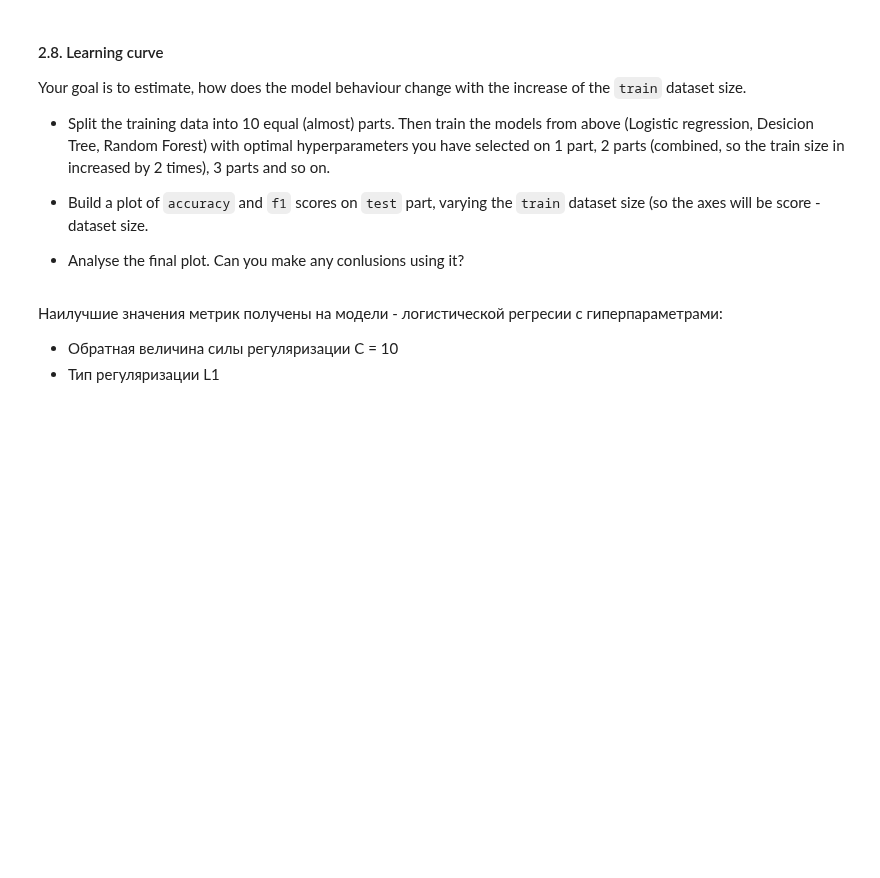
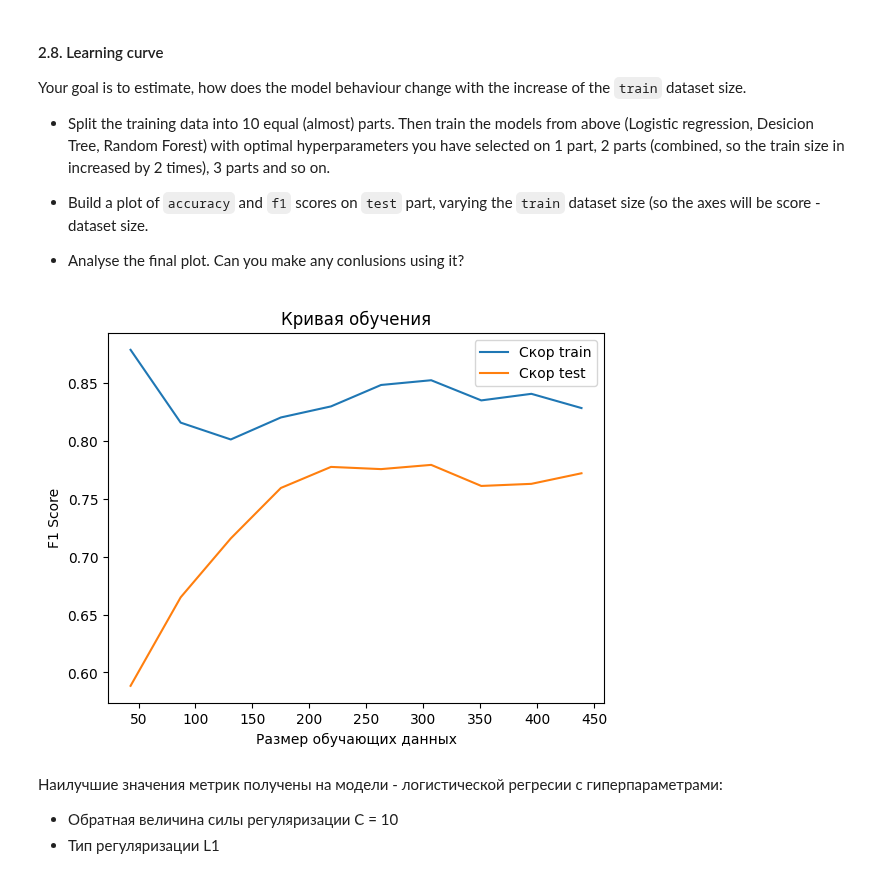
Before and after one commit to VitalyGladyshev/Python_for_DS, a Jupyter notebook: Lab1_part2_ml_pipeline.ipynb, the cells around one changed output. Cells and saved outputs as stored; diff of their text form; code cells hidden in the pictures; blank space fills up the shorter version.

```diff
--- a/Lab1_part2_ml_pipeline.ipynb
+++ b/Lab1_part2_ml_pipeline.ipynb
@@ -451,6 +482,27 @@ Your goal is to estimate, how does the model behaviour change with the increase
 * Build a plot of `accuracy` and `f1` scores on `test` part, varying the `train` dataset size (so the axes will be score - dataset size.
 
 * Analyse the final plot. Can you make any conlusions using it?
+# %%
+# YOUR CODE HERE
+from sklearn.model_selection import learning_curve
+
+train_sizes = np.linspace(0.1, 1.0, 10)
+train_sizes, train_scores, test_scores = learning_curve(best_model,
+                                                        X_train,
+                                                        y_train,
+                                                        cv=5,
+                                                        scoring='f1_micro',
+                                                        train_sizes=train_sizes)
+
+plt.plot(train_sizes, train_scores.mean(axis=1), label='Скор train')
+plt.plot(train_sizes, test_scores.mean(axis=1), label='Скор test')
+plt.xlabel('Размер обучающих данных')
+plt.ylabel('F1 Score')
+plt.title('Кривая обучения')
+plt.legend()
+plt.show()
+# %% [output]
+[figure, added]
 # %% [markdown]
 Наилучшие значения метрик получены на модели - логистической регресии с гиперпараметрами:
 - Обратная величина силы регуляризации C = 10
```
Also changed, not shown: parts of 14 cells of this notebook.
